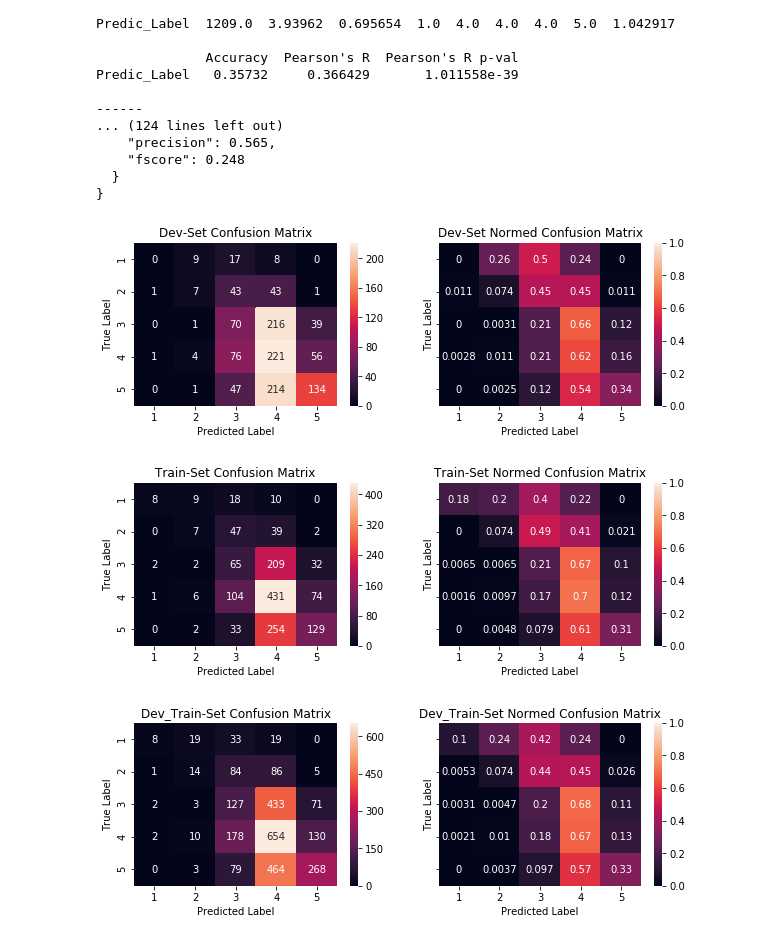
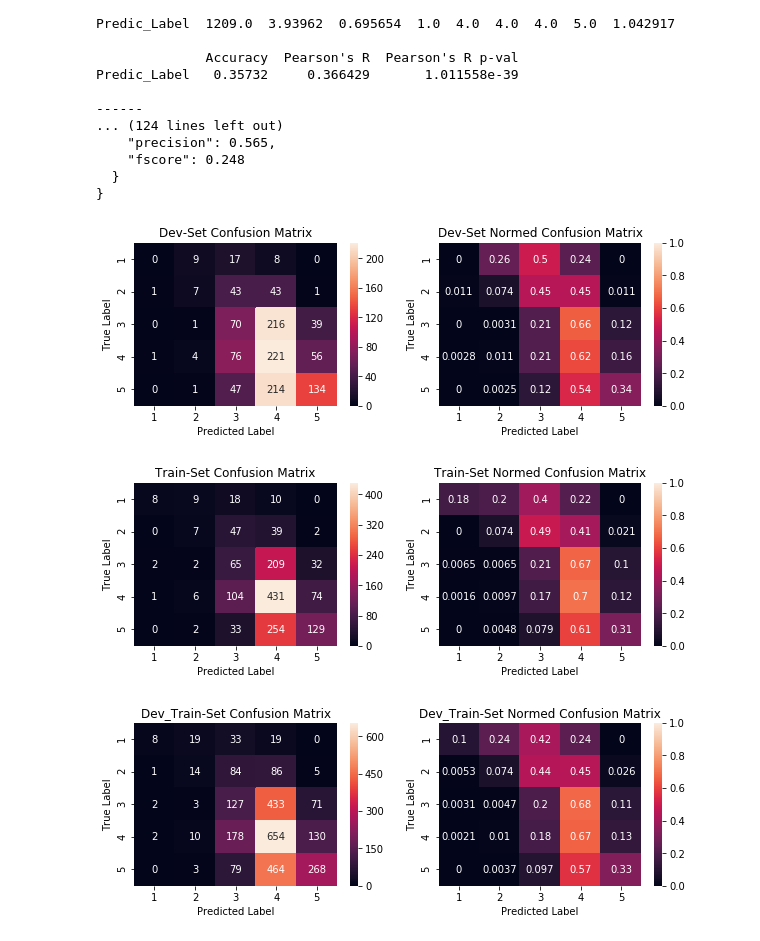
Before and after one commit to BigBossAnwer/STS-Pipeline, a Jupyter notebook: notebooks/depTFIDFModel-Dev-Train.ipynb, the cells around one changed output. Drawn from its saved outputs; the diff is of its cells as text; code cells hidden in the pictures.

```diff
--- a/notebooks/depTFIDFModel-Dev-Train.ipynb
+++ b/notebooks/depTFIDFModel-Dev-Train.ipynb
@@ -51,6 +53,8 @@ dev_train["prediction"] = [int(elem) for elem in np.round(dev_train_predics)]
 # %%
 for df, name in zip([dev, train], ["dev", "train"]):
     log_frame(df, name=name, tag="depTFIDF_predics")
+    res = df[["id", "prediction"]]
+    write_results(res, name, "depPredic")
 
 for df, name in zip([dev, train, dev_train], ["Dev", "Train", "Dev-Train"]):
     acc = accuracy(df["prediction"], df["gold"])
@@ -98,21 +102,21 @@ labels = [1, 2, 3, 4, 5]
 # %%
 for df, name in zip([dev, train, dev_train], ["Dev-Set", "Train-Set", "Dev_Train-Set"]):
     cm = confusion_matrix(list(df["gold"]), list(df["prediction"]))
     df_cm = pd.DataFrame(cm, index=labels, columns=labels)
 
-    f,(ax1,ax2) = plt.subplots(1,2,sharey=True, figsize=(10,3))
+    f,(ax1,ax2) = plt.subplots(1,2,sharey=False, figsize=(10,3))
     g1 = sns.heatmap(df_cm,annot=True, fmt='d', ax=ax1)
     g1.set_ylabel('True Label')
     g1.set_xlabel('Predicted Label')
     g1.set_title(f'{name} Confusion Matrix')
 
     cm_norm = cm.astype('float') / cm.sum(axis=1)[:, np.newaxis]
     df_cm_norm = pd.DataFrame(cm_norm, index=labels, columns=labels)
     g2 = sns.heatmap(df_cm_norm,annot=True, vmin=0, vmax=1, ax=ax2)
     g2.set_ylabel('True Label')
     g2.set_xlabel('Predicted Label')
     g2.set_title(f'{name} Normed Confusion Matrix')
 # %% [output]
-[figure, old version]
+[figure, new version]
-[figure, old version]
+[figure, new version]
-[figure, old version]
+[figure, new version]
```
Also changed, not shown: parts of 6 cells of this notebook, 33 other files.
